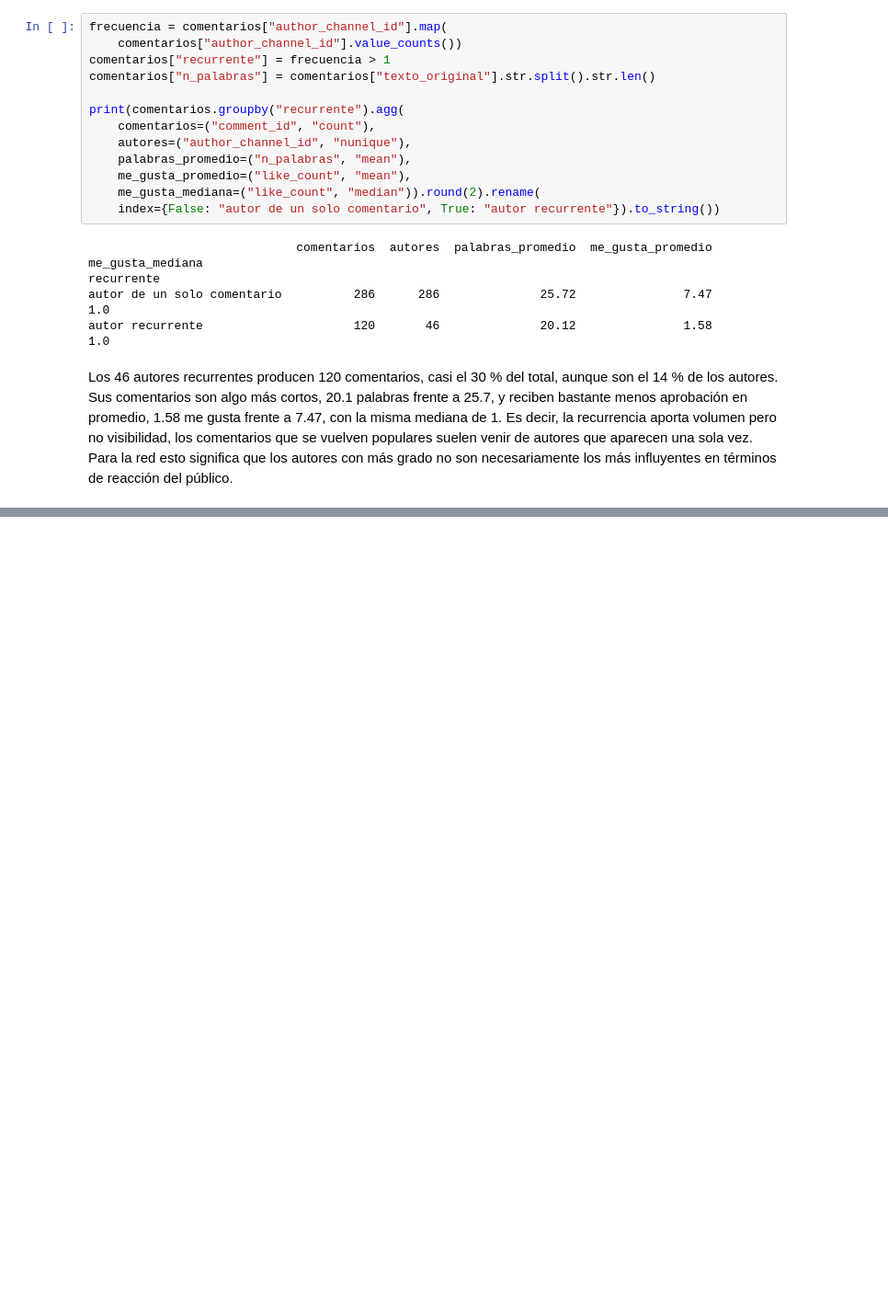
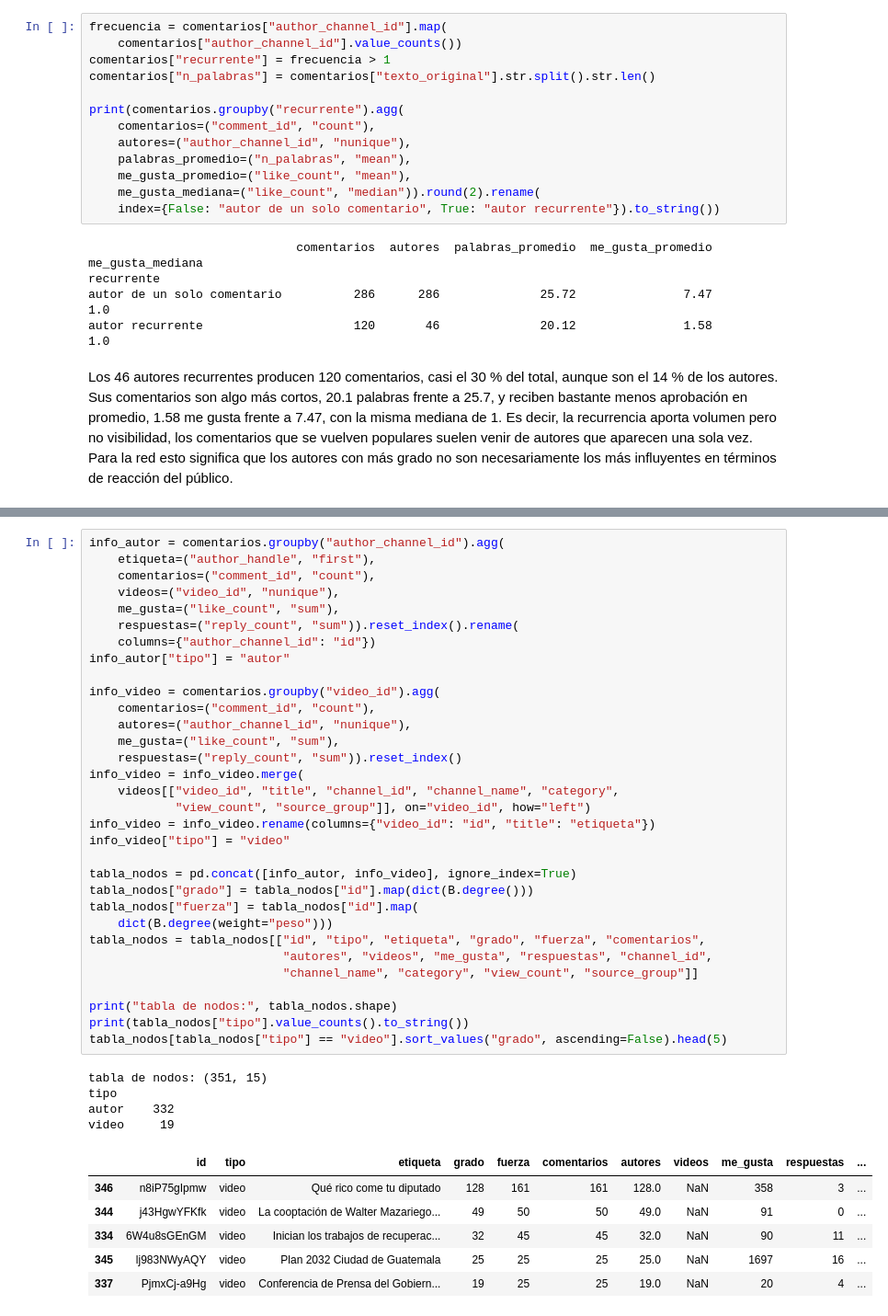
Before and after one commit to Fercho1118/Lab6_DS, a Jupyter notebook: notebooks/lab6.ipynb, the cells around one changed output, grey strips where cells are left out. Shown at 92% size. Saved outputs shown, nothing was run; the diff lists cells and outputs as text; blank space fills up the shorter version.

```diff
--- a/notebooks/lab6.ipynb
+++ b/notebooks/lab6.ipynb
@@ -976,0 +1035,43 @@ términos de reacción del público.
+# %%
+info_autor = comentarios.groupby("author_channel_id").agg(
+    etiqueta=("author_handle", "first"),
+    comentarios=("comment_id", "count"),
+    videos=("video_id", "nunique"),
+    me_gusta=("like_count", "sum"),
+    respuestas=("reply_count", "sum")).reset_index().rename(
+    columns={"author_channel_id": "id"})
+info_autor["tipo"] = "autor"
+
+info_video = comentarios.groupby("video_id").agg(
+    comentarios=("comment_id", "count"),
+    autores=("author_channel_id", "nunique"),
+    me_gusta=("like_count", "sum"),
+    respuestas=("reply_count", "sum")).reset_index()
+info_video = info_video.merge(
+    videos[["video_id", "title", "channel_id", "channel_name", "category",
+            "view_count", "source_group"]], on="video_id", how="left")
+info_video = info_video.rename(columns={"video_id": "id", "title": "etiqueta"})
+info_video["tipo"] = "video"
+
+tabla_nodos = pd.concat([info_autor, info_video], ignore_index=True)
+tabla_nodos["grado"] = tabla_nodos["id"].map(dict(B.degree()))
+tabla_nodos["fuerza"] = tabla_nodos["id"].map(
+    dict(B.degree(weight="peso")))
+tabla_nodos = tabla_nodos[["id", "tipo", "etiqueta", "grado", "fuerza", "comentarios",
+                           "autores", "videos", "me_gusta", "respuestas", "channel_id",
+                           "channel_name", "category", "view_count", "source_group"]]
+
+print("tabla de nodos:", tabla_nodos.shape)
+print(tabla_nodos["tipo"].value_counts().to_string())
+tabla_nodos[tabla_nodos["tipo"] == "video"].sort_values("grado", ascending=False).head(5)
+# %% [output]
+tabla de nodos: (351, 15)
+tipo
+autor    332
+video     19
+|  | id | tipo | etiqueta | grado | fuerza | comentarios | autores | videos | me_gusta | respuestas | ... |
+| 346 | n8iP75gIpmw | video | Qué rico come tu diputado | 128 | 161 | 161 | 128.0 | NaN | 358 | 3 | ... |
+| 344 | j43HgwYFKfk | video | La cooptación de Walter Mazariego... | 49 | 50 | 50 | 49.0 | NaN | 91 | 0 | ... |
+| 334 | 6W4u8sGEnGM | video | Inician los trabajos de recuperac... | 32 | 45 | 45 | 32.0 | NaN | 90 | 11 | ... |
+| 345 | lj983NWyAQY | video | Plan 2032 Ciudad de Guatemala | 25 | 25 | 25 | 25.0 | NaN | 1697 | 16 | ... |
+| 337 | PjmxCj-a9Hg | video | Conferencia de Prensa del Gobiern... | 19 | 25 | 25 | 19.0 | NaN | 20 | 4 | ... |
```
Also changed, not shown: parts of 12 cells of this notebook, 1 other file.
